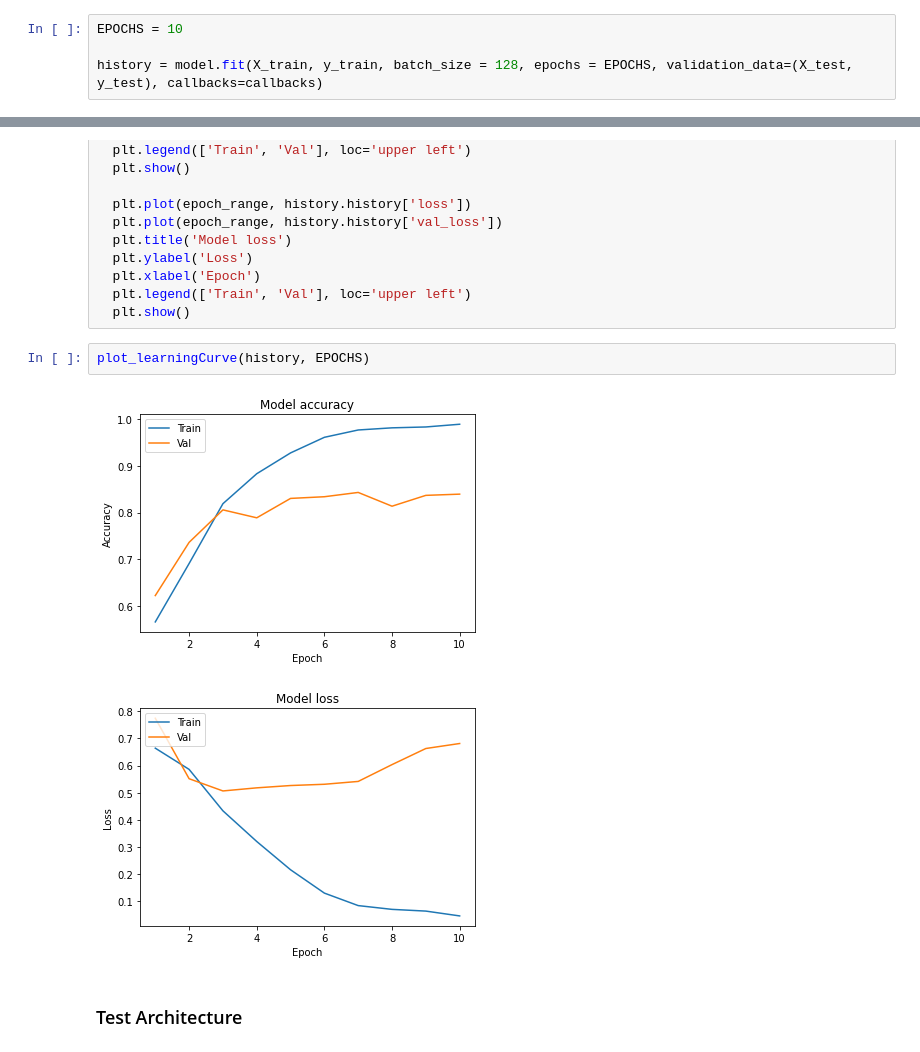
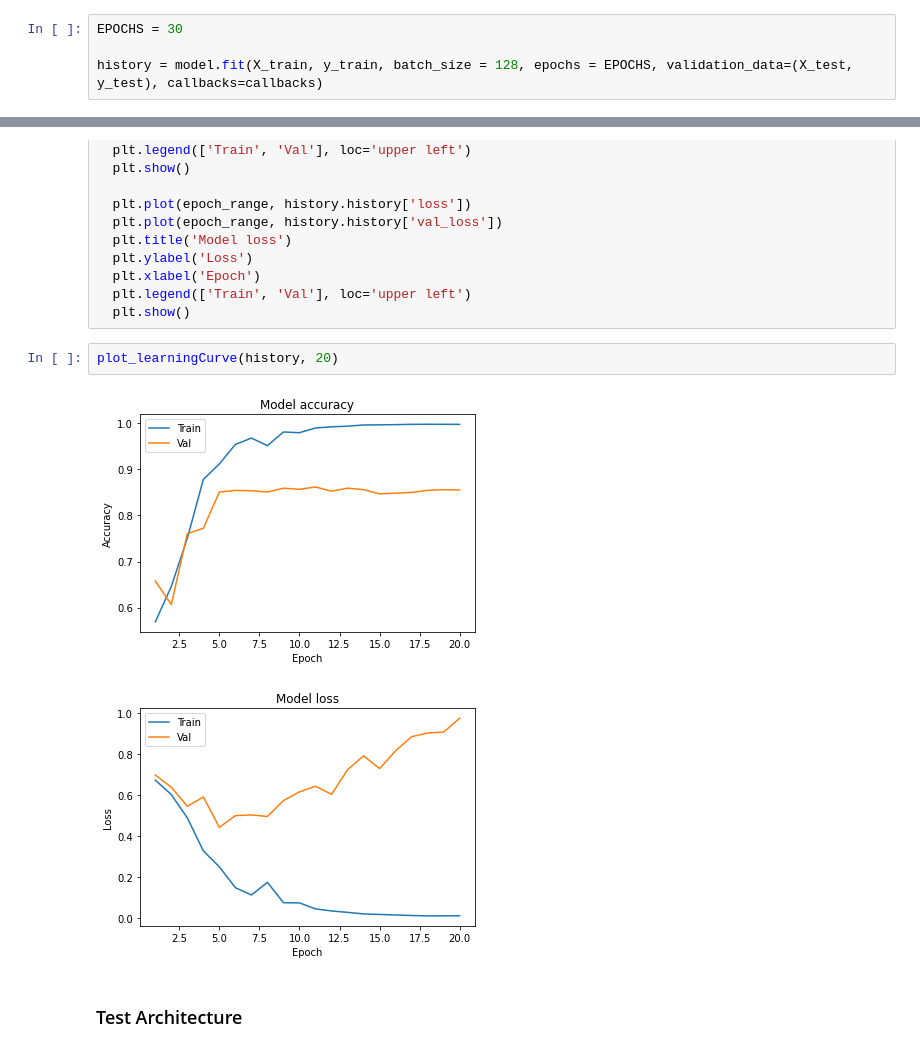
Before and after one commit to diegourban/pos-datascience, a Jupyter notebook: CMP.18.0.2 - Deep Learning/assignment.ipynb, the cells around one changed output, grey strips where cells are left out. Drawn from its saved outputs; the diff is of its cells as text.

```diff
--- a/CMP.18.0.2 - Deep Learning/assignment.ipynb
+++ b/CMP.18.0.2 - Deep Learning/assignment.ipynb
@@ -222,7 +222,7 @@ logs = TensorBoard(log_dir='./logs')
 
 callbacks = [ early_stop, checkpoint, logs ]
 # %%
-EPOCHS = 10
+EPOCHS = 30
 
 history = model.fit(X_train, y_train, batch_size = 128, epochs = EPOCHS, validation_data=(X_test, y_test), callbacks=callbacks)
 # %% [output]
@@ -262,10 +262,10 @@ def plot_learningCurve(history, epochs):
   plt.legend(['Train', 'Val'], loc='upper left')
   plt.show()
 # %%
-plot_learningCurve(history, EPOCHS)
+plot_learningCurve(history, 20)
 # %% [output]
-[figure, old version]
+[figure, new version]
-[figure, old version]
+[figure, new version]
 # %% [markdown]
 ### Test Architecture
 # %%
```
Also changed, not shown: parts of 8 cells of this notebook.
